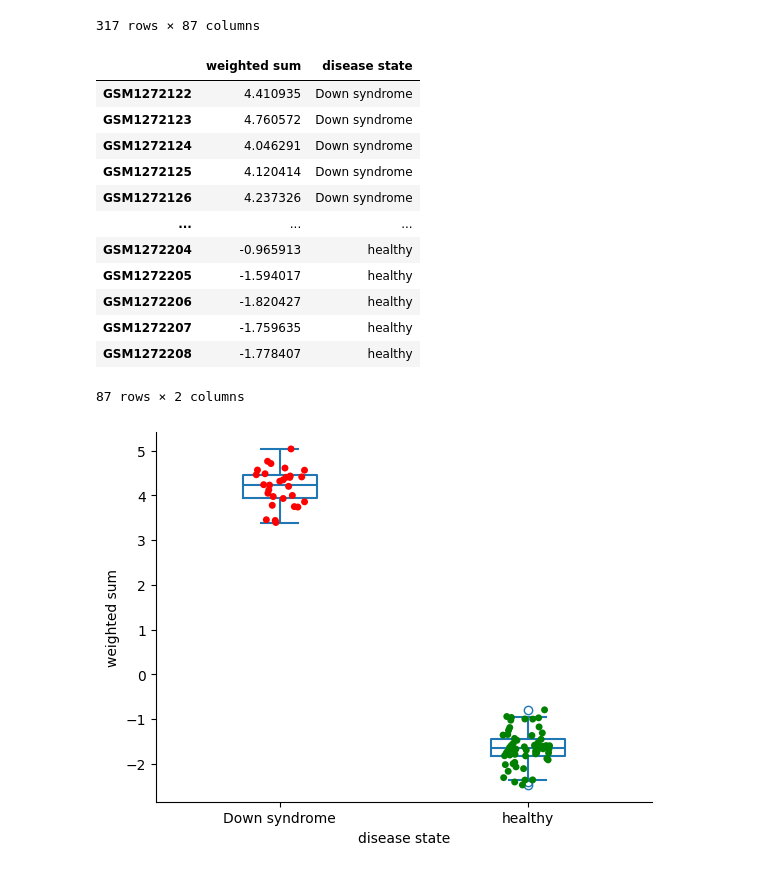
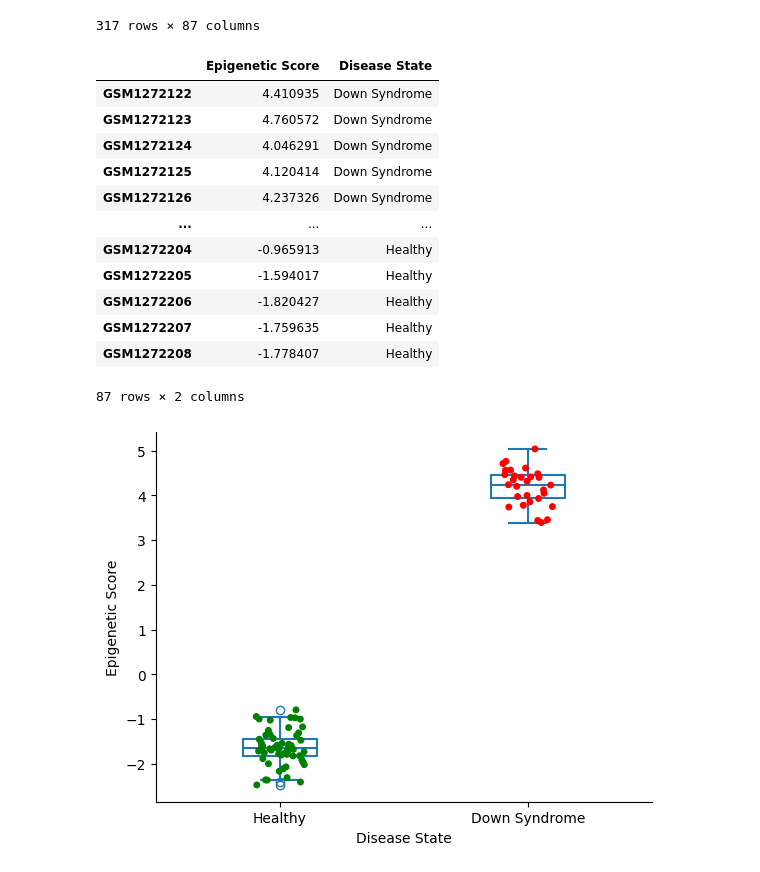
Before and after one commit to mehrnoosh-e94/disease_epigentics, a Jupyter notebook: Down Syndrome Epigenetics/downSyndrome.ipynb, the cells around one changed output. Saved outputs shown, nothing was run; the diff lists cells and outputs as text; code cells hidden in the pictures.

Commit message:
improved plot

```diff
--- a/Down Syndrome Epigenetics/downSyndrome.ipynb
+++ b/Down Syndrome Epigenetics/downSyndrome.ipynb
@@ -147,28 +148,31 @@ result_df
 # %%
 regression_results=pd.DataFrame(result_df.sum())
 regression_results = pd.merge(regression_results, label, left_index=True, right_index=True)
-regression_results.rename(columns={0: 'weighted sum'}, inplace=True)
-regression_results.rename(columns={'!Sample_characteristics_ch1': 'disease state'}, inplace=True)
-regression_results['disease state'] = regression_results['disease state'].str.replace('disease state: ', '')
+regression_results.rename(columns={0: 'Epigenetic Score'}, inplace=True)
+regression_results.rename(columns={'!Sample_characteristics_ch1': 'Disease State'}, inplace=True)
+regression_results['Disease State'] = regression_results['Disease State'].str.replace('disease state: ', '')
+regression_results['Disease State'] = regression_results['Disease State'].str.title()
+regression_results['Disease State'] = regression_results['Disease State'].str.title()
 # %%
 regression_results
 # %% [output]
-|  | weighted sum | disease state |
-| GSM1272122 | 4.410935 | Down syndrome |
-| GSM1272123 | 4.760572 | Down syndrome |
-| GSM1272124 | 4.046291 | Down syndrome |
-| GSM1272125 | 4.120414 | Down syndrome |
-| GSM1272126 | 4.237326 | Down syndrome |
+|  | Epigenetic Score | Disease State |
+| GSM1272122 | 4.410935 | Down Syndrome |
+| GSM1272123 | 4.760572 | Down Syndrome |
+| GSM1272124 | 4.046291 | Down Syndrome |
+| GSM1272125 | 4.120414 | Down Syndrome |
+| GSM1272126 | 4.237326 | Down Syndrome |
 | ... | ... | ... |
-| GSM1272204 | -0.965913 | healthy |
-| GSM1272205 | -1.594017 | healthy |
-| GSM1272206 | -1.820427 | healthy |
-| GSM1272207 | -1.759635 | healthy |
-| GSM1272208 | -1.778407 | healthy |
+| GSM1272204 | -0.965913 | Healthy |
+| GSM1272205 | -1.594017 | Healthy |
+| GSM1272206 | -1.820427 | Healthy |
+| GSM1272207 | -1.759635 | Healthy |
+| GSM1272208 | -1.778407 | Healthy |
 87 rows × 2 columns
 # %%
-sns.boxplot(x='disease state', y='weighted sum', data=regression_results, width=0.3,  fill=None)
-sns.stripplot(x='disease state', y='weighted sum', data=regression_results, jitter=True,palette={'healthy': 'green', 'Down syndrome': 'red'})
+category_order = ['Healthy', 'Down Syndrome']
+sns.boxplot(x='Disease State', y='Epigenetic Score', data=regression_results, width=0.3,  fill=None, order=category_order)
+sns.stripplot(x='Disease State', y='Epigenetic Score', data=regression_results, jitter=True,palette={'Healthy': 'green', 'Down Syndrome': 'red'}, order=category_order)
 sns.despine()
 # %% [output]
-[figure, old version]
+[figure, new version]
```
Also changed, not shown: parts of 1 cell of this notebook.
